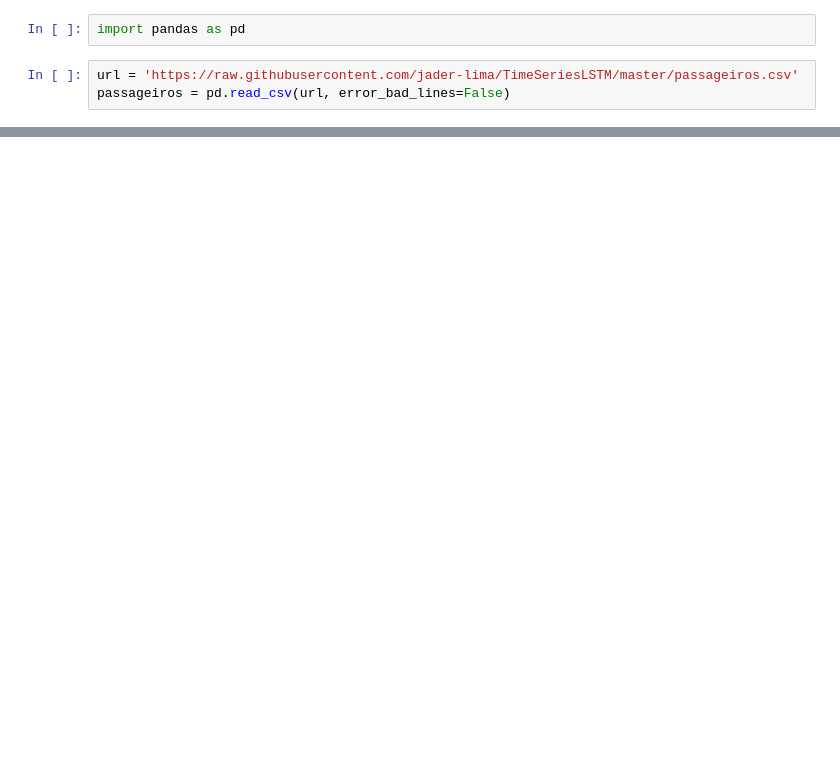
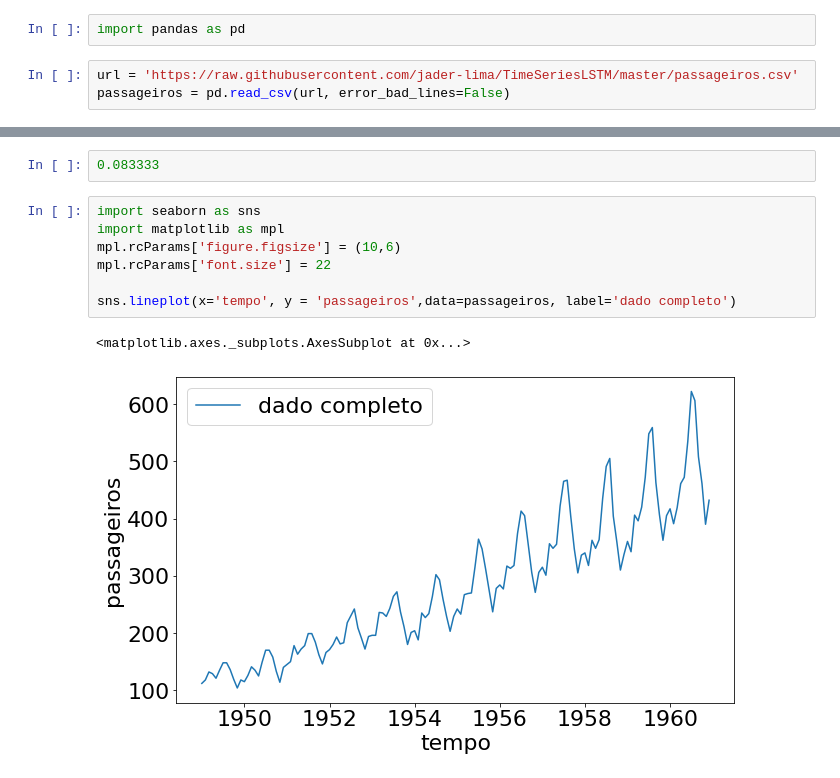
Before and after one commit to jader-lima/TimeSeriesLSTM, a Jupyter notebook: Parte1.ipynb, the cells around one changed output, grey strips where cells are left out. Saved outputs shown, nothing was run; the diff lists cells and outputs as text; blank space fills up the shorter version.

```diff
--- a/Parte1.ipynb
+++ b/Parte1.ipynb
@@ -23,0 +19,12 @@ passageiros
+# %%
+0.083333
+# %%
+import seaborn as sns
+import matplotlib as mpl
+mpl.rcParams['figure.figsize'] = (10,6)
+mpl.rcParams['font.size'] = 22
+
+sns.lineplot(x='tempo', y = 'passageiros',data=passageiros, label='dado completo')
+# %% [output]
+<matplotlib.axes._subplots.AxesSubplot at 0x...>
+[figure, added]
```
Also changed, not shown: parts of 2 cells of this notebook.
